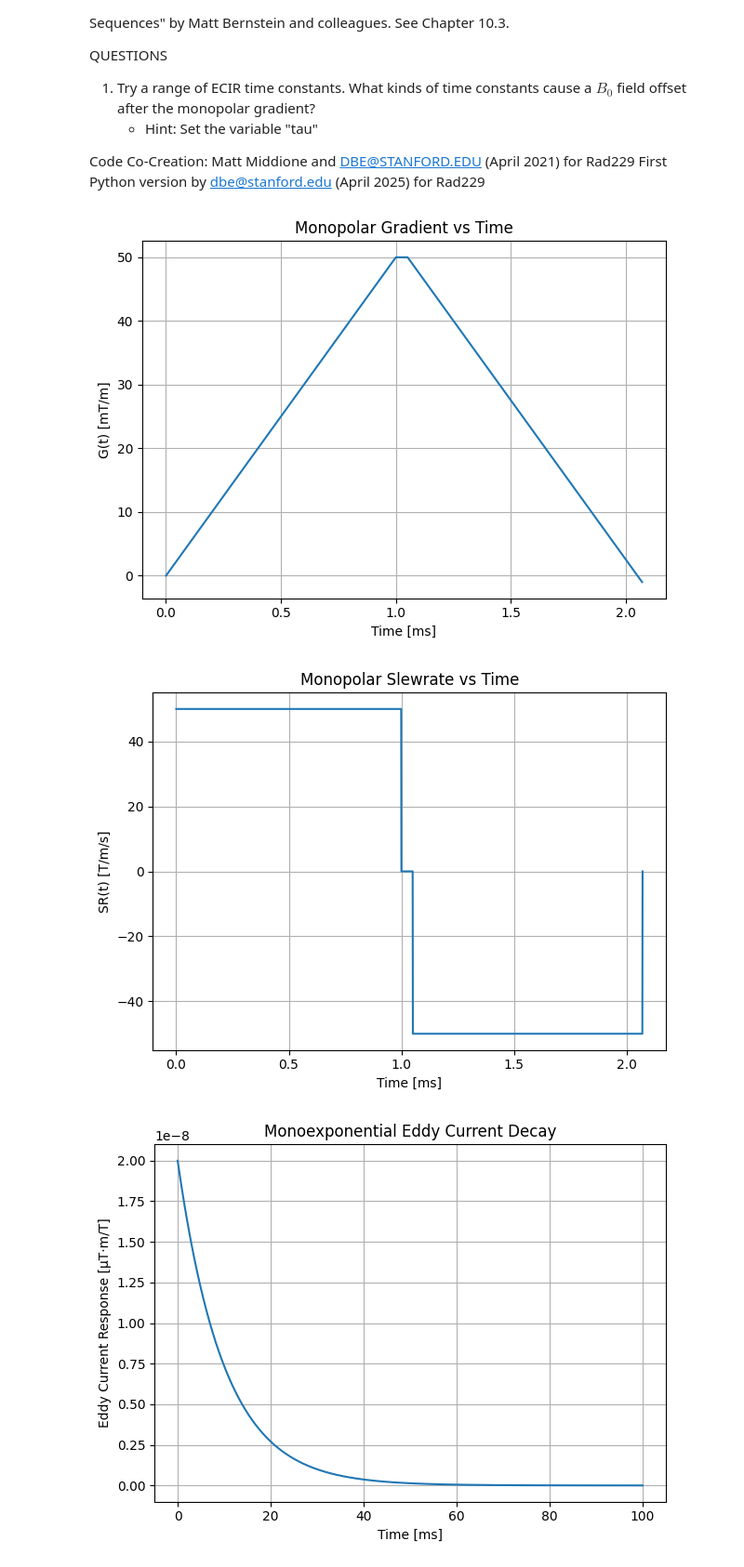
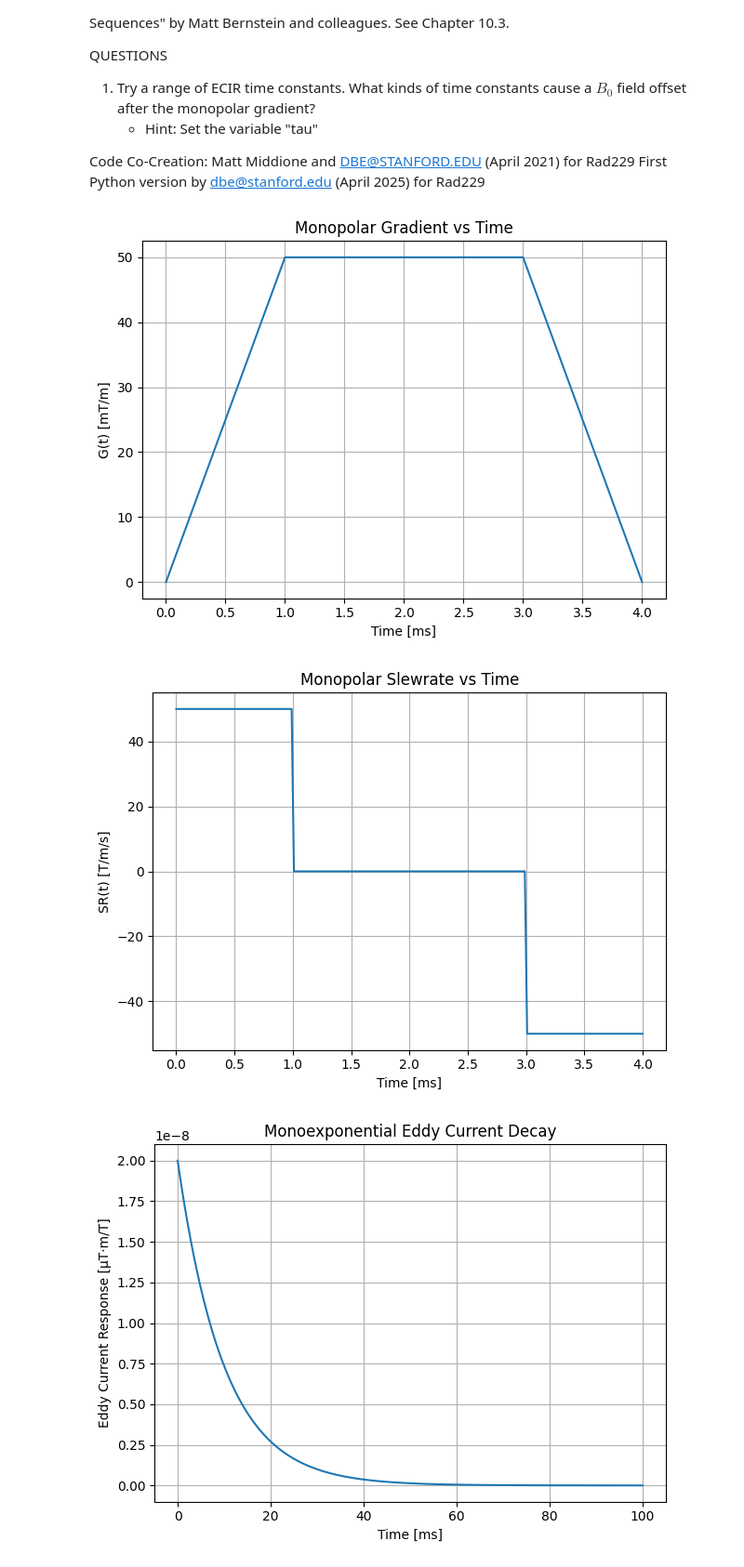
Before and after one commit to mribri999/MRSignalsSeqs, a Jupyter notebook: Python/Rad229_Eddy_Current_Field_Demo.ipynb, the cells around one changed output. Shown at 93% size. Cells and saved outputs as stored; diff of their text form; code cells hidden in the pictures.

```diff
--- a/Python/Rad229_Eddy_Current_Field_Demo.ipynb
+++ b/Python/Rad229_Eddy_Current_Field_Demo.ipynb
@@ -25,39 +25,55 @@ import matplotlib.pyplot as plt
 B0 = 3.0  # [T]
 gamma = 267.52e6 # Gyromagnetic ratio [rad/s/T]; 2*pi*42.57 MHz/T
 gMax = 50e-3  # [T/m]
 sMax = 50  # [T/m/s]
-dt = 1e-6  # Time step [s]
-dG = sMax * dt  # Gradient "step" [T/m]
+dt = 10e-6  # Time step [s]
+dG = sMax * dt  # Gradient "step" [T/m] (this is the fastest step possible)
 
 # Define a monopolar gradient waveform
 G_rise = np.arange(0, gMax, dG)   # Gradient ramp-up
-G_flat = gMax * np.ones(5000)
-G_fall = np.arange(gMax, -0.001, -dG) # Gradient ramp-down
+G_flat_dur = 1e-3 # Gradient flat-top duration [s]
+G_flat = gMax * np.ones(int(G_flat_dur/dt))
+G_fall = np.arange(gMax, 0 - dG, -dG) # Gradient ramp-down
 Gx = np.concatenate((G_rise, G_flat, G_fall)) # Composite gradient waveform
 
-SRx = np.append(np.diff(Gx), 0) / dt # Calculate the slewrate waveform [T/m/s]
+# Calculate lengths of each gradient segment
+n_rise = len(G_rise)
+n_flat = len(G_flat)
+n_fall = len(G_fall)
 
 tvec = np.arange(0, dt * len(Gx), dt)  # Time vector
+
+# Calculate the slewrate waveform [T/m/s]
+#SRx = np.append(np.diff(Gx), 0) / dt
+SRx = np.gradient(Gx, dt)
+
+# Split SRx into segments
+SRx_rise = np.zeros_like(SRx)
+SRx_fall = np.zeros_like(SRx)
+
+# Insert the appropriate segments
+SRx_rise[:n_rise] = SRx[:n_rise]
+SRx_fall[n_rise + n_flat:] = SRx[n_rise + n_flat:]
 
 plt.figure
 plt.plot(tvec*1e3, Gx*1e3)
 plt.xlabel('Time [ms]')
 plt.ylabel('G(t) [mT/m]')
 plt.title('Monopolar Gradient vs Time')
 plt.grid(True)
 plt.tight_layout()
 plt.show()
 
 plt.figure
 plt.plot(tvec*1e3, SRx)
 plt.xlabel('Time [ms]')
 plt.ylabel('SR(t) [T/m/s]')
 plt.title('Monopolar Slewrate vs Time')
 plt.grid(True)
 plt.tight_layout()
 plt.show()
 # %% [output]
-[figure, old version]
+[figure, new version]
-[figure, old version]
+[figure, new version]
 # %%
 # Define some eddy current parameters
```
Also changed, not shown: parts of 4 cells of this notebook, 7 other files.
